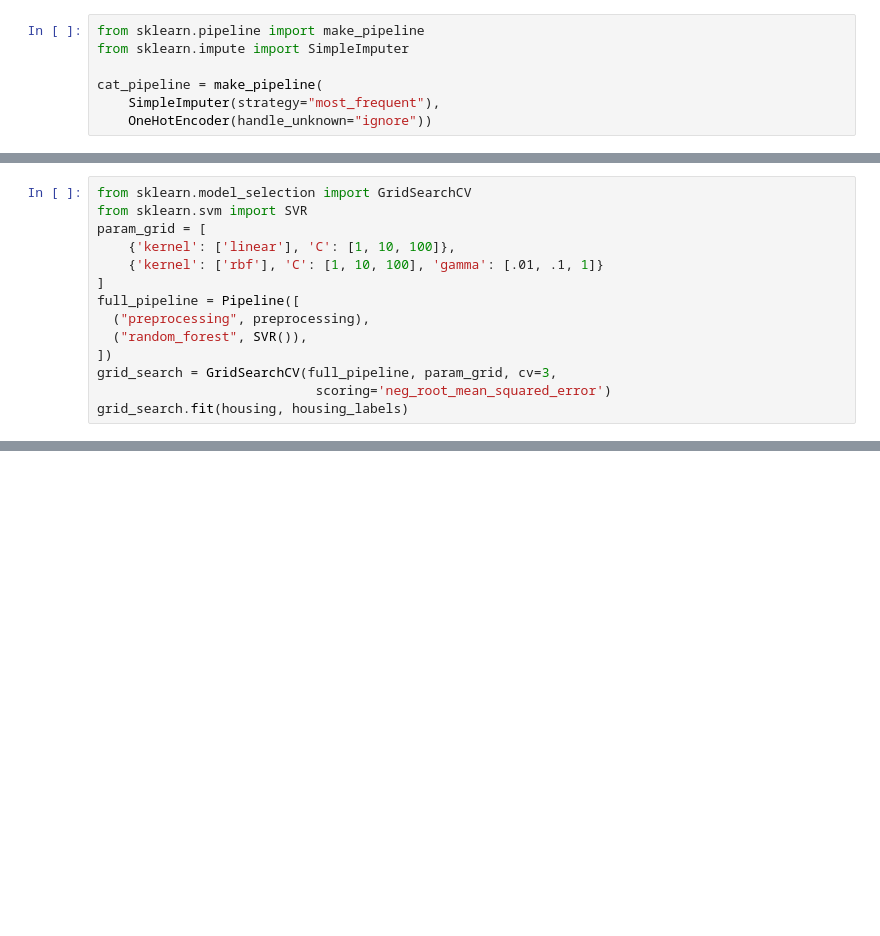
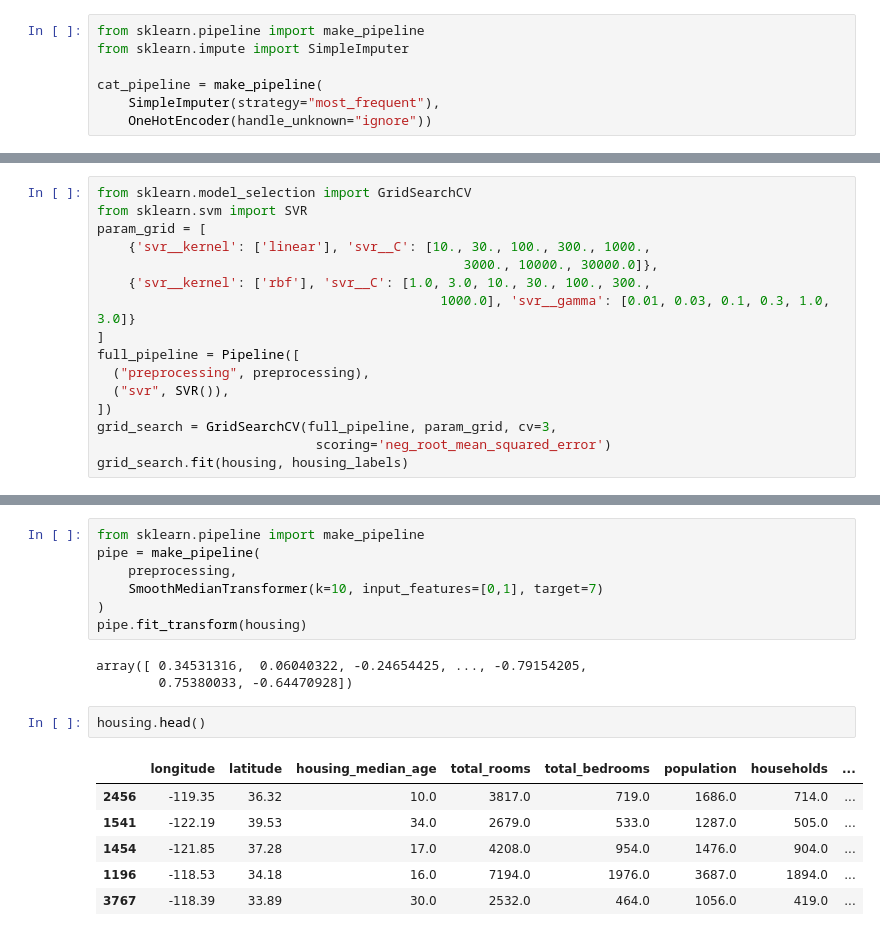
Before and after one commit to memberberry/handson-ml-handbook-ageron, a Jupyter notebook: chapter_2.ipynb, the cells around one changed output, grey strips where cells are left out. Cells and saved outputs as stored; diff of their text form; blank space fills up the shorter version.

```diff
--- a/chapter_2.ipynb
+++ b/chapter_2.ipynb
@@ -132,12 +133,14 @@ preprocessing = ColumnTransformer([
 from sklearn.model_selection import GridSearchCV
 from sklearn.svm import SVR
 param_grid = [
-    {'kernel': ['linear'], 'C': [1, 10, 100]},
-    {'kernel': ['rbf'], 'C': [1, 10, 100], 'gamma': [.01, .1, 1]}
+    {'svr__kernel': ['linear'], 'svr__C': [10., 30., 100., 300., 1000.,
+                                               3000., 10000., 30000.0]},
+    {'svr__kernel': ['rbf'], 'svr__C': [1.0, 3.0, 10., 30., 100., 300.,
+                                            1000.0], 'svr__gamma': [0.01, 0.03, 0.1, 0.3, 1.0, 3.0]}
 ]
 full_pipeline = Pipeline([
   ("preprocessing", preprocessing),
-  ("random_forest", SVR()),
+  ("svr", SVR()),
 ])
 grid_search = GridSearchCV(full_pipeline, param_grid, cv=3,
                             scoring='neg_root_mean_squared_error')
@@ -149,0 +304,19 @@ ValueError: Invalid parameter 'C' for estimator Pipeline(steps=[('preprocessing'
+# %%
+from sklearn.pipeline import make_pipeline
+pipe = make_pipeline(
+    preprocessing,
+    SmoothMedianTransformer(k=10, input_features=[0,1], target=7)
+)
+pipe.fit_transform(housing)
+# %% [output]
+array([ 0.34531316,  0.06040322, -0.24654425, ..., -0.79154205,
+        0.75380033, -0.64470928])
+# %%
+housing.head()
+# %% [output]
+|  | longitude | latitude | housing_median_age | total_rooms | total_bedrooms | population | households | ... |
+| 2456 | -119.35 | 36.32 | 10.0 | 3817.0 | 719.0 | 1686.0 | 714.0 | ... |
+| 1541 | -122.19 | 39.53 | 34.0 | 2679.0 | 533.0 | 1287.0 | 505.0 | ... |
+| 1454 | -121.85 | 37.28 | 17.0 | 4208.0 | 954.0 | 1476.0 | 904.0 | ... |
+| 1196 | -118.53 | 34.18 | 16.0 | 7194.0 | 1976.0 | 3687.0 | 1894.0 | ... |
+| 3767 | -118.39 | 33.89 | 30.0 | 2532.0 | 464.0 | 1056.0 | 419.0 | ... |
```
Also changed, not shown: parts of 12 cells of this notebook.
